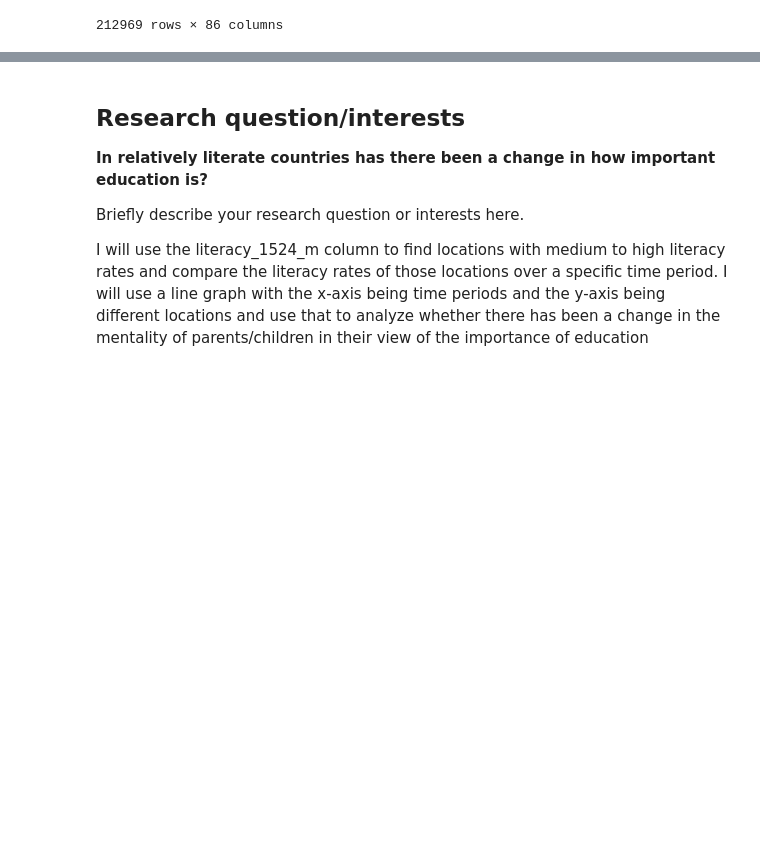
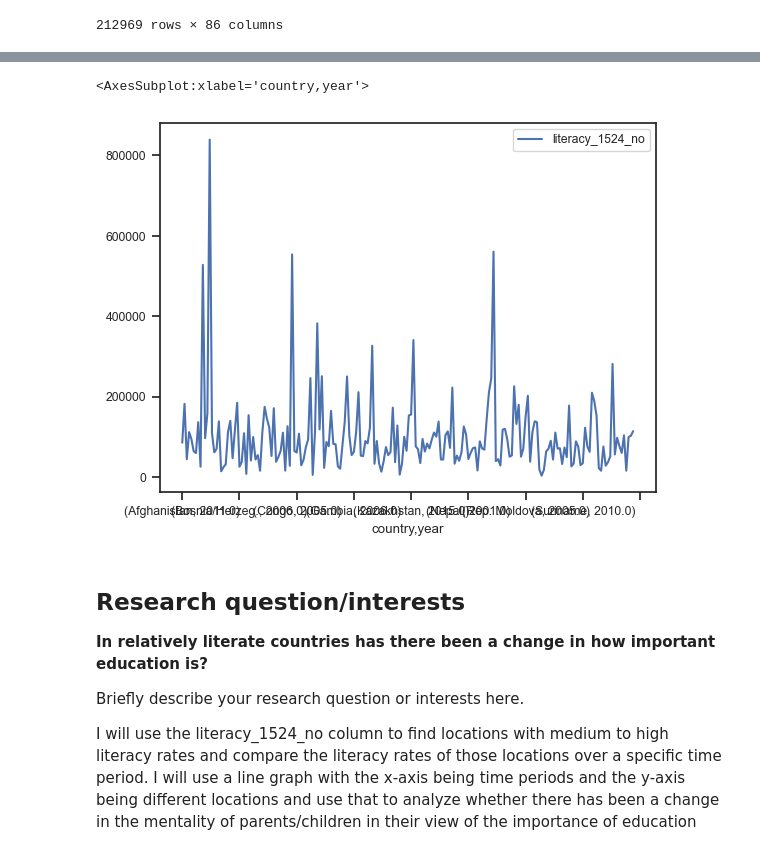
Before and after one commit to ubco-W2022T2-data301/project-group-group18, a Jupyter notebook: analysis/analysis1.ipynb, the cells around one changed output, grey strips where cells are left out. Saved outputs shown, nothing was run; the diff lists cells and outputs as text; code cells hidden in the pictures; blank space fills up the shorter version.

```diff
--- a/analysis/analysis1.ipynb
+++ b/analysis/analysis1.ipynb
@@ -5,3 +8,5 @@ import pandas as pd
+# %%
+sns.set_theme(style="ticks", font_scale=0.8)
 # %%
 dataset = pd.read_csv("../data/raw/dataset_raw.csv")
 dataset
@@ -19,3 +24,6 @@ dataset
 | 212967 | NaN | Oceania | NaN | NaN | NaN | NaN | NaN | NaN | Wealth | NaN | ... |
 | 212968 | NaN | Oceania | NaN | NaN | NaN | NaN | NaN | NaN | Wealth | NaN | ... |
 212969 rows × 86 columns
+# %%
+data = dataset[["region_group","country","year","Location","Region","literacy_1524_no"]]
+data.describe()
@@ -21,0 +48,4 @@ dataset
+# %%
+data = data.dropna(subset="literacy_1524_no")
+data = data.reset_index()
+data = data.drop(columns = ["index"])
@@ -21,0 +68,3 @@ dataset
+# %%
+literacy_rate_country = data.groupby(["country","year"]).sum()
+literacy_rate_country.describe()
@@ -22,7 +81,12 @@ dataset
+# %%
+literacy_rate_country.plot()
+# %% [output]
+<AxesSubplot:xlabel='country,year'>
+[figure, added]
 # %% [markdown]
 ## Research question/interests
 **In relatively literate countries has there been a change in how important education is?**
 
 Briefly describe your research question or interests here.
 
-I will use the literacy_1524_m column to find locations with medium to high literacy rates and compare the literacy rates of those locations over a specific time period. I will use a line graph with the x-axis being time periods and the y-axis being different locations and use that to analyze whether there has been a change in the mentality of parents/children in their view of the importance of education
+I will use the literacy_1524_no column to find locations with medium to high literacy rates and compare the literacy rates of those locations over a specific time period. I will use a line graph with the x-axis being time periods and the y-axis being different locations and use that to analyze whether there has been a change in the mentality of parents/children in their view of the importance of education
```
Also changed, not shown: parts of 6 cells of this notebook.
